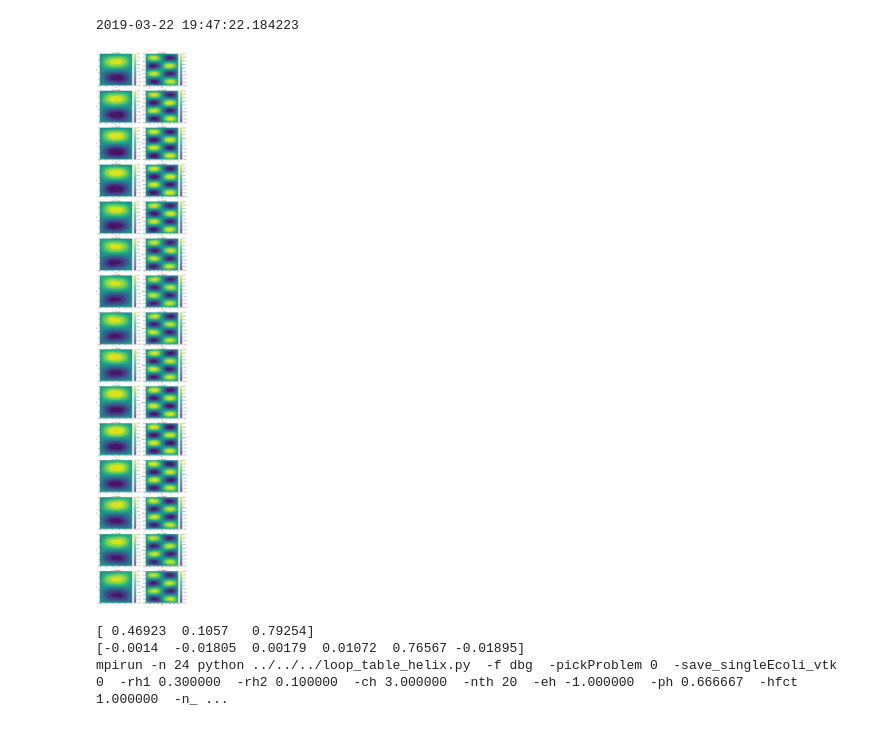
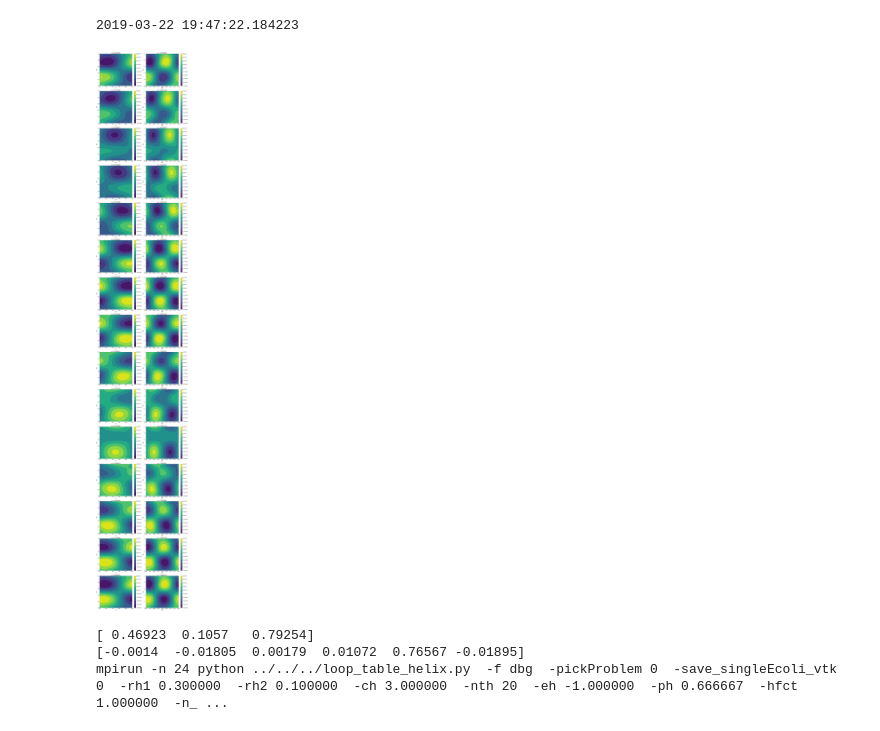
Before and after one commit to pcmagic/stokes_flow, a Jupyter notebook: head_Force/loop_table/make_lookup_table.ipynb, the cells around one changed output. Drawn from its saved outputs; the diff is of its cells as text; code cells hidden in the pictures.

```diff
--- a/head_Force/loop_table/make_lookup_table.ipynb
+++ b/head_Force/loop_table/make_lookup_table.ipynb
@@ -347,22 +347,14 @@ for tpsi, table_psi_data in table_data:
     intp_fun_list.append(tintp_fun_list)
 # %%
 def intp_U_fun(t_theta, t_phi, t_psi):
-    if t_theta >= 0 and t_theta < np.pi and t_phi >= 0 and t_phi < np.pi:  # letf down
+    if 0 <= t_theta <= np.pi and 0 <= t_phi < np.pi:  # letf down
         sign_list = [1, 1, 1, 1, 1, 1]
-    elif t_theta >= 0 and t_theta < np.pi and t_phi >= np.pi and t_phi <= 2 * np.pi:  # right down
+    elif 0 <= t_theta <= np.pi and np.pi <= t_phi <= 2 * np.pi:  # right down
         t_theta = t_theta
         t_phi = t_phi - np.pi
         sign_list = [1, 1, -1, 1, 1, -1]
-    elif t_theta >= np.pi and t_theta <= 2 * np.pi and t_phi >= np.pi and t_phi <= 2 * np.pi:  # right up
-        t_theta = t_theta - np.pi
-        t_phi = 2 * np.pi - t_phi
-        sign_list = [-1, 1, -1, -1, 1, -1]
-    elif t_theta >= np.pi and t_theta <= 2 * np.pi and t_phi >= 0 and t_phi < np.pi:  # left up
-        t_theta = t_theta - np.pi
-        t_phi = np.pi - t_phi
-        sign_list = [-1, 1, 1, -1, 1, 1]
     else:
-        raise Exception('norm_theta %f and (or) norm_phi %f out of range (0, 2*pi)' % (t_theta, t_phi))
+        raise Exception('norm_theta %f and (or) norm_phi %f out of range (0, pi) * (0, 2pi)' % (t_theta, t_phi))
 
     intp_U = []
     for tfun in intp_fun_list:
@@ -373,36 +365,36 @@ def intp_U_fun(t_theta, t_phi, t_psi):
     intp_U.append(intp_U[0].copy())
     intp_U = np.vstack(intp_U)
     intp_psi = np.hstack([use_psi_list, np.pi * 2])
     intp_fun1d = interpolate.interp1d(intp_psi, intp_U, kind='quadratic', axis=0, fill_value='extrapolate')
     return intp_fun1d(t_psi)
 
 
 fig = plt.figure(figsize=(25, 150))
 fig.patch.set_facecolor('white')
 axs = fig.subplots(nrows=15, ncols=2)
-t_use_U, t_use_Uidx = ecoli_U5, 5
+t_use_U, t_use_Uidx = ecoli_U2, 2
 t1 = np.nanmax(np.abs(t_use_U.values))
 for tpsi, (ax0, ax1) in zip(use_psi_list, axs):
     use_U = t_use_U[tpsi].unstack()
     levels = np.linspace(-t1, t1, 10)
     im = ax0.contourf(use_phi_list / np.pi, use_theta_list / np.pi, use_U.values, levels)
     ax0.set_title('$\\psi=%f \pi$' % (tpsi / np.pi))
     ax0.set_xlabel('$\\phi / \pi$')
     ax0.set_ylabel('$\\theta / \pi$')
     fig.colorbar(im, ax=ax0, orientation='vertical')
 
-    txx, tyy = np.meshgrid(np.linspace(0, 2*np.pi, 30), np.linspace(0, 2*np.pi, 30))
+    txx, tyy = np.meshgrid(np.linspace(0, np.pi, 25), np.linspace(0, 2*np.pi, 25))
     tU = txx.copy().flatten()
     for i0, (tx1, ty1) in enumerate(zip(txx.flatten(), tyy.flatten())):
         tU[i0] = intp_U_fun(tx1, ty1, tpsi)[t_use_Uidx]
     im = ax1.contourf(tyy / np.pi, txx / np.pi, tU.reshape(txx.shape), levels)
     ax1.set_title('$\\psi=%f \pi$' % (tpsi / np.pi))
     ax1.set_xlabel('$\\phi / \pi$')
     ax1.set_ylabel('$\\theta / \pi$')
     fig.colorbar(im, ax=ax1, orientation='vertical')
     plt.tight_layout()
 # %% [output]
-[figure, old version]
+[figure, new version]
 # %%
 test_angs = np.random.sample(3)
 intp_U = intp_U_fun(test_angs[0], test_angs[1], test_angs[2])
```
Also changed, not shown: 11 other files.
